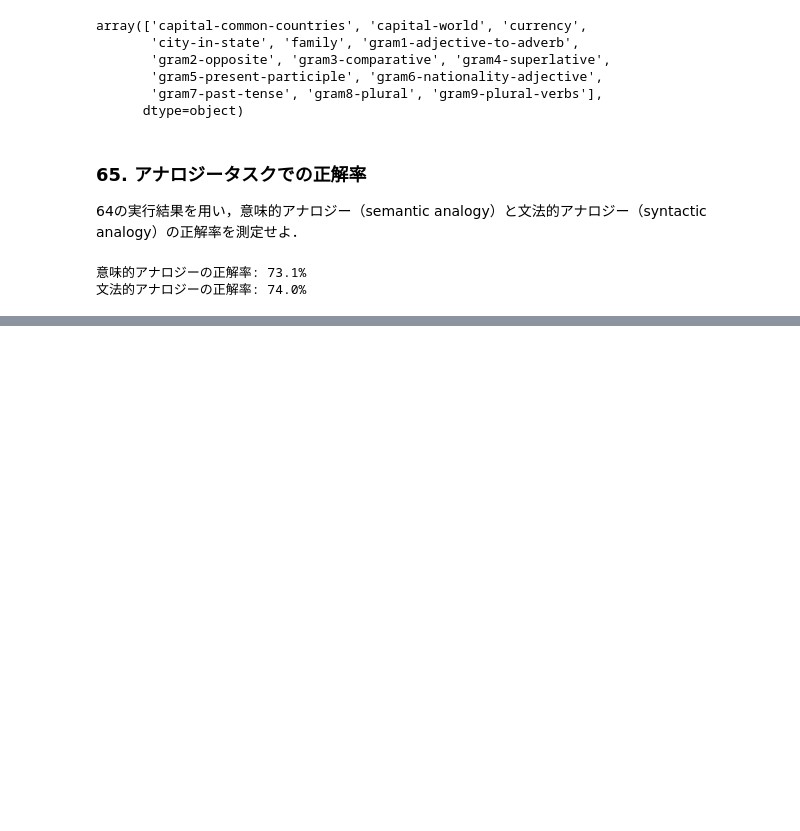
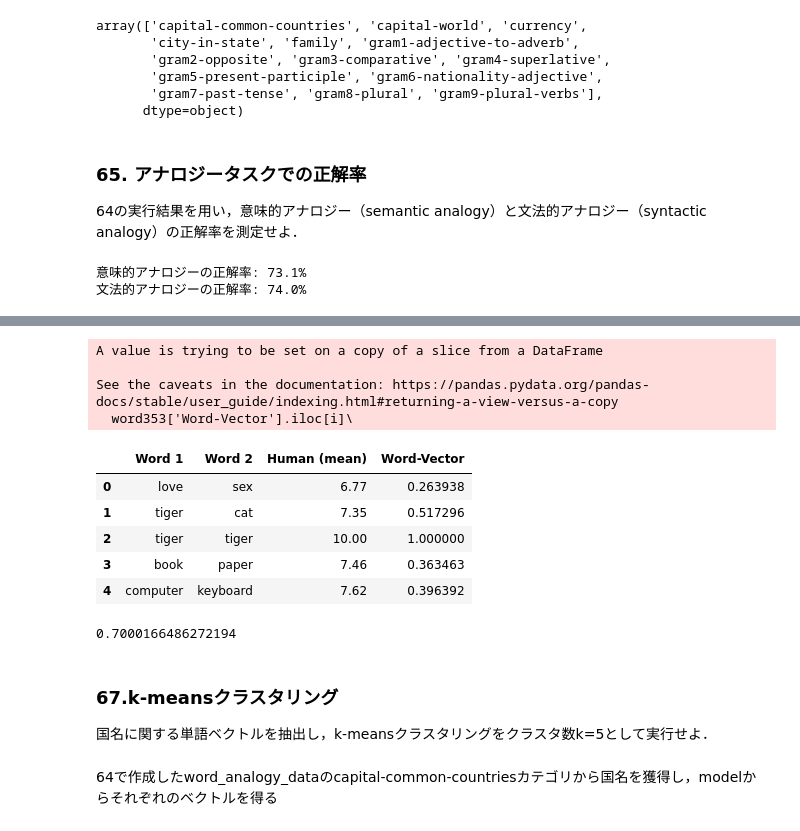
Before and after one commit to KSKKRT/NLP-100-Exercise, a Jupyter notebook: src/ss7/nlp100knock_chapter7.ipynb, the cells around one changed output, grey strips where cells are left out. Drawn from its saved outputs; the diff is of its cells as text; code cells hidden in the pictures; blank space fills up the shorter version.

```diff
--- a/src/ss7/nlp100knock_chapter7.ipynb
+++ b/src/ss7/nlp100knock_chapter7.ipynb
@@ -167,0 +170,3 @@ print(f'文法的アナロジーの正解率: {round(syn_correct/syn_cnt, 3)*100
+# %%
+word353 = pd.read_csv('./data/combined.csv')
+word353.head()
@@ -167,0 +180,35 @@ print(f'文法的アナロジーの正解率: {round(syn_correct/syn_cnt, 3)*100
+# %%
+word353['Word-Vector'] = [0 for _ in range(len(word353))]
+for i in range(len(word353)):
+    word353['Word-Vector'].iloc[i]\
+    = model.similarity(word353['Word 1'].iloc[i], word353['Word 2'].iloc[i])
+# %% [output]
+A value is trying to be set on a copy of a slice from a DataFrame
+
+See the caveats in the documentation: https://pandas.pydata.org/pandas-docs/stable/user_guide/indexing.html#returning-a-view-versus-a-copy
+  word353['Word-Vector'].iloc[i]\
+# %%
+word353.head()
+# %% [output]
+|  | Word 1 | Word 2 | Human (mean) | Word-Vector |
+| 0 | love | sex | 6.77 | 0.263938 |
+| 1 | tiger | cat | 7.35 | 0.517296 |
+| 2 | tiger | tiger | 10.00 | 1.000000 |
+| 3 | book | paper | 7.46 | 0.363463 |
+| 4 | computer | keyboard | 7.62 | 0.396392 |
+# %%
+import numpy as np
+from scipy.stats import spearmanr
+
+human = np.array(word353['Human (mean)'])
+word2vec = np.array(word353['Word-Vector'])
+r_spear, p_value = spearmanr(human, word2vec)
+
+r_spear
+# %% [output]
+0.7000166486272194
+# %% [markdown]
+### 67.k-meansクラスタリング
+国名に関する単語ベクトルを抽出し，k-meansクラスタリングをクラスタ数k=5として実行せよ．
+# %% [markdown]
+64で作成したword_analogy_dataのcapital-common-countriesカテゴリから国名を獲得し，modelからそれぞれのベクトルを得る
```
Also changed, not shown: parts of 19 cells of this notebook, 5 other files.
